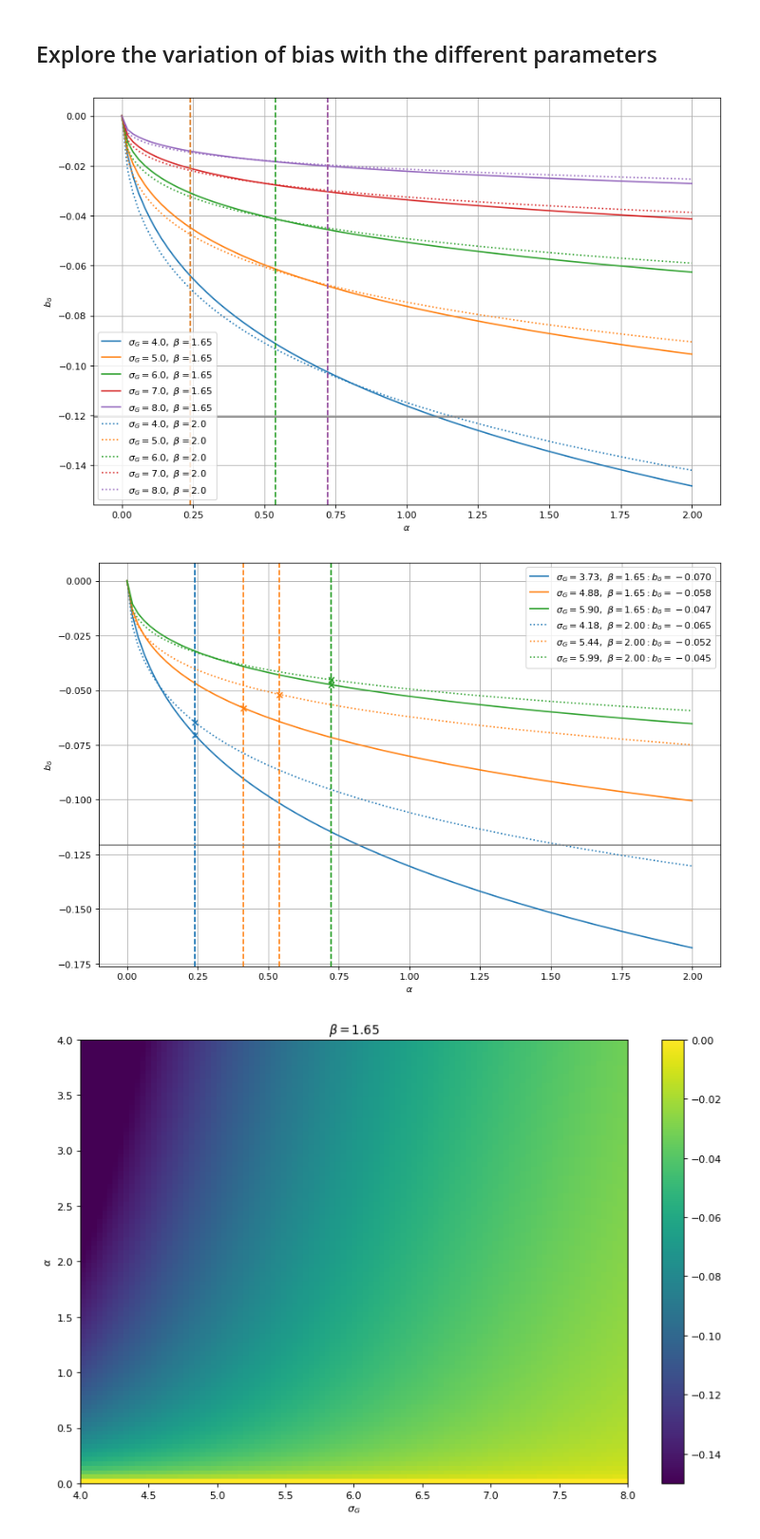
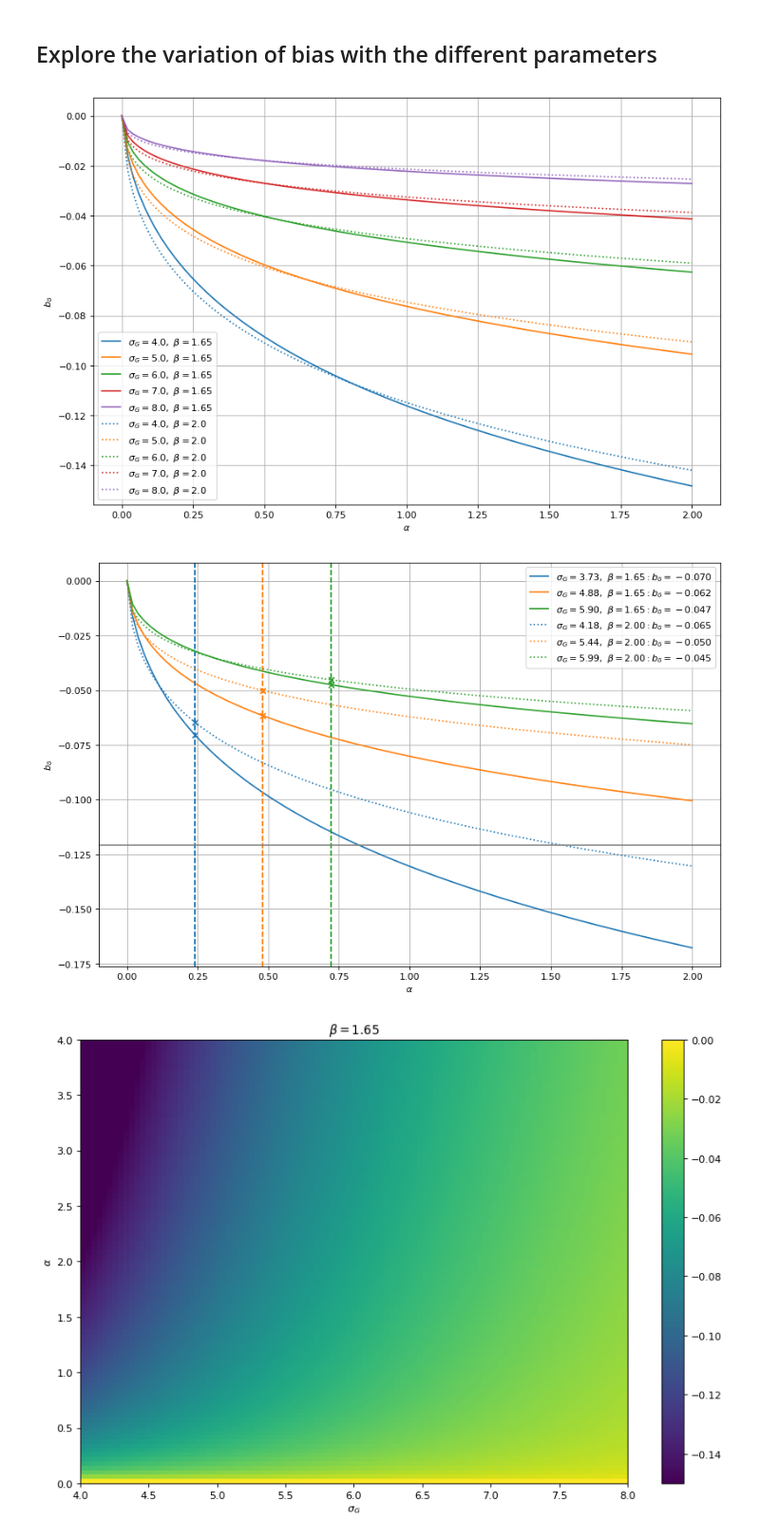
Before and after one commit to igmhub/LyaCoLoRe, a Jupyter notebook: notebooks/analytic_bias.ipynb, the cells around one changed output. Shown at 95% size. Drawn from its saved outputs; the diff is of its cells as text; code cells hidden in the pictures.

```diff
--- a/notebooks/analytic_bias.ipynb
+++ b/notebooks/analytic_bias.ipynb
@@ -246,32 +246,29 @@ plt.show()
 # %%
 #Plot bias vs a for different b and sG values
 z_value = 2.4
 a_values = np.linspace(0.0,2.0,101)
 
 b_values = [1.65,2.0]
 linestyles = ['-',':']
 sG_values = np.linspace(4.0,8.0,5)
 colours = ['C0','C1','C2','C3','C4','C5','C6','C7']
 
 d = np.interp(z_value,z,D)
 plt.figure(figsize=(12, 8), dpi= 80, facecolor='w', edgecolor='k')
 for i,b in enumerate(b_values):
     for j,sG in enumerate(sG_values):
         bias = []
         for a in a_values:
             bias += [-np.sqrt(theoretical_bias2(z_value,a,b,sG,d,q='flux2'))]
         plt.plot(a_values,bias,label=r'$\sigma_G={},\ \beta={}$'.format(sG,b),c=colours[j],linestyle=linestyles[i])
-plt.axhline(y=-0.1207,color='gray')
-for i,a in enumerate(a_line_values):
-    plt.axvline(x=a,color=colours[i],linestyle='--')
 
 plt.xlabel(r'$\alpha$')
 plt.ylabel(r'$b_{\delta}$')
 plt.grid()
 plt.legend()
 plt.show()
 # %% [output]
-[figure, old version]
+[figure, new version]
 # %%
 #Plot bias vs a for different b and sG values
 z_value = 2.4
@@ -291,10 +288,10 @@ for tuning_file in tuning_files:
 
 #alpha, beta index, sigma_G (all measured at z=2.4), colour index, linestyle index
 parameter_sets = [(0.241, 1.65 , 3.732, 0, 0),
-                  (0.412, 1.65 , 4.881, 1, 0),
+                  (0.481, 1.65 , 4.881, 1, 0),
                   (0.722, 1.65 , 5.899, 2, 0),
                   (0.241, 2.0  , 4.185, 0, 1),
-                  (0.539, 2.0  , 5.438, 1, 1),
+                  (0.481, 2.0  , 5.438, 1, 1),
                   (0.722, 2.0  , 5.987, 2, 1),
                  ]
 
@@ -332,7 +329,7 @@ plt.grid()
 plt.legend()
 plt.show()
 # %% [output]
-[figure, old version]
+[figure, new version]
 # %%
 #Plot theoretical bias as a function of alpha and sigma_G in 2D at fixed redshift and b values
 z_value = 2.4
```
Also changed, not shown: parts of 2 cells of this notebook, 3 other files.
